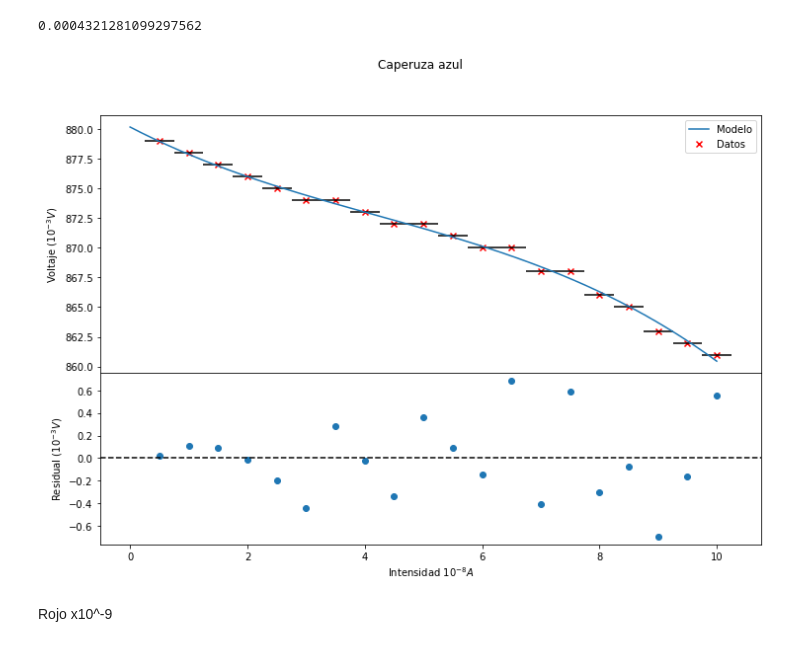
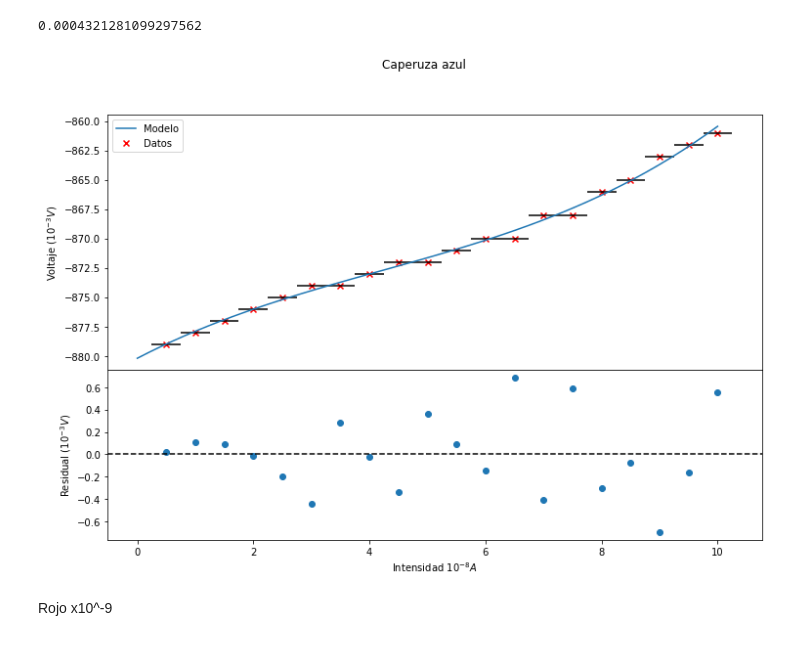
Before and after one commit to slaverdeg/Laboratorio-Moderna-GitHub, a Jupyter notebook: Efecto fotoeléctrico/código e_f.ipynb, the cells around one changed output. Drawn from its saved outputs; the diff is of its cells as text; code cells hidden in the pictures.

```diff
--- a/Efecto fotoeléctrico/código e_f.ipynb
+++ b/Efecto fotoeléctrico/código e_f.ipynb
@@ -472,28 +486,28 @@ dvf_azul
 # %% [output]
 0.0004321281099297562
 # %%
-_x = np.linspace(0.,np.max(intensidades),50)
-_y = GetModel(_x,param)
+_x_azul = np.linspace(0.,np.max(intensidades),50)
+_y_azul = GetModel(_x_azul,param)
 # %%
 fig, axs = plt.subplots(2, 1, figsize=(12, 8), gridspec_kw={'height_ratios': [1.5, 1]},sharex=True)
 fig.subplots_adjust(hspace=0)
 
 fig.suptitle('Caperuza azul')
-axs[0].scatter(intensidades,voltajes_azul,label='Datos',color='r',marker='x')
-axs[0].errorbar(intensidades,voltajes_azul, xerr= error_x, fmt='none', ecolor='black')
-axs[0].plot(_x,_y,label='Modelo')
+axs[0].scatter(intensidades,(-1)*voltajes_azul,label='Datos',color='r',marker='x')
+axs[0].errorbar(intensidades,(-1)*voltajes_azul, xerr= error_x, fmt='none', ecolor='black')
+axs[0].plot(_x_azul,(-1)*_y_azul,label='Modelo')
 axs[0].set_ylabel('Voltaje ($10^{-3}V$)')
 axs[0].legend()
 
 axs[1].scatter(intensidades,r)
 axs[1].axhline(y=0, color='black', linestyle='--')
 axs[1].set_xlabel('Intensidad $10^{-8}A$')
 axs[1].set_ylabel('Residual ($10^{-3}V$)')
 #axs[1].set_ylim(-1.7,1.7)
 #axs[1].set_yticks(np.arange(-1.5, 2., 0.5))
 plt.show()
 # %% [output]
-[figure, old version]
+[figure, new version]
 # %% [markdown]
 Rojo x10^-9
 # %%
```
Also changed, not shown: parts of 24 cells of this notebook, 11 other files.
